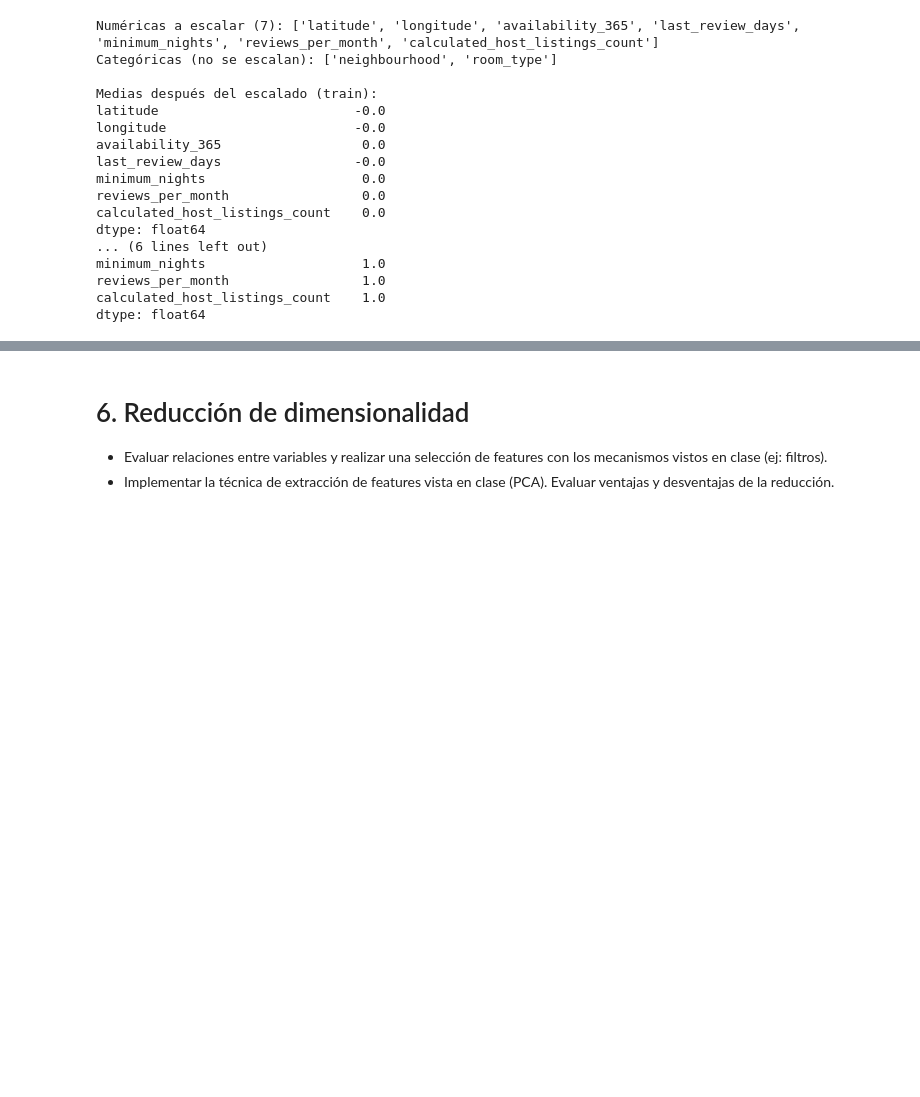
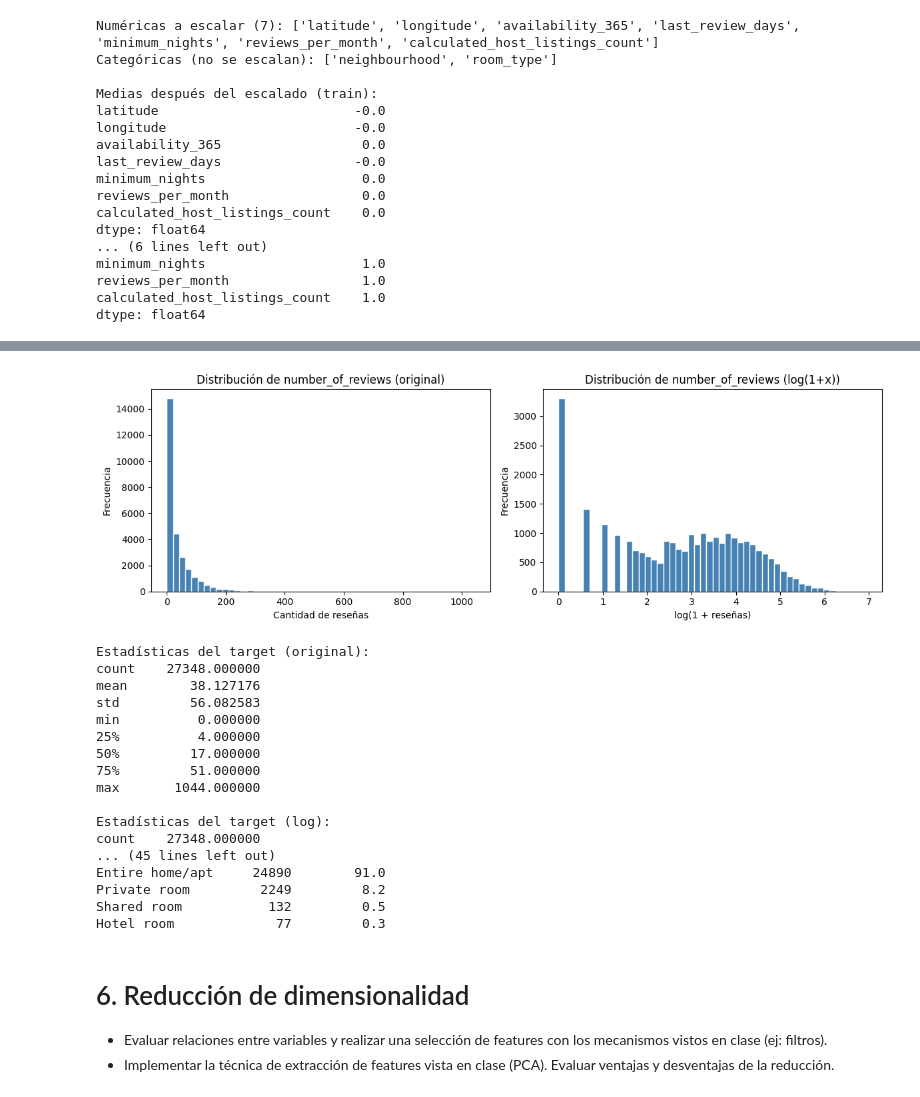
Before and after one commit to uqee/CEIA_AdD_AMIA_Trabajo_grupal_7, a Jupyter notebook: src/listings.ipynb, the cells around one changed output, grey strips where cells are left out. Drawn from its saved outputs; the diff is of its cells as text; code cells hidden in the pictures; blank space fills up the shorter version.

```diff
--- a/src/listings.ipynb
+++ b/src/listings.ipynb
@@ -564,3 +711,63 @@ dtype: float64
+# %%
+# --- 5.4. Análisis de distribución y balance ---
+
+import matplotlib.pyplot as plt
+
+# --- Distribución del target (escala original vs log) ---
+y_original_approx = np.expm1(y)  # inversa de log(1+x)
+
+fig, axes = plt.subplots(1, 2, figsize=(12, 4))
+
+axes[0].hist(y_original_approx, bins=50, color='steelblue', edgecolor='white')
+axes[0].set_title('Distribución de number_of_reviews (original)')
+axes[0].set_xlabel('Cantidad de reseñas')
+axes[0].set_ylabel('Frecuencia')
+
+axes[1].hist(y, bins=50, color='steelblue', edgecolor='white')
+axes[1].set_title('Distribución de number_of_reviews (log(1+x))')
+axes[1].set_xlabel('log(1 + reseñas)')
+axes[1].set_ylabel('Frecuencia')
+
+plt.tight_layout()
+plt.show()
+
+print(f"Estadísticas del target (original):")
+print(y_original_approx.describe().to_string())
+print(f"\nEstadísticas del target (log):")
+print(y.describe().to_string())
+
+# --- Balance de neighbourhood_grouped ---
+print(f"\n--- Balance de neighbourhood_grouped ---")
+nh_counts = df_clean['neighbourhood_grouped'].value_counts()
+nh_pct = df_clean['neighbourhood_grouped'].value_counts(normalize=True) * 100
+balance_nh = pd.DataFrame({'Cantidad': nh_counts, 'Porcentaje': nh_pct.round(1)})
+print(balance_nh.to_string())
+
+# --- Balance de room_type ---
+print(f"\n--- Balance de room_type ---")
+rt_counts = df_clean['room_type'].value_counts()
+rt_pct = df_clean['room_type'].value_counts(normalize=True) * 100
+balance_rt = pd.DataFrame({'Cantidad': rt_counts, 'Porcentaje': rt_pct.round(1)})
+print(balance_rt.to_string())
+# %% [output]
+[figure, added]
+Estadísticas del target (original):
+count    27348.000000
+mean        38.127176
+std         56.082583
+min          0.000000
+25%          4.000000
+50%         17.000000
+75%         51.000000
+max       1044.000000
+
+Estadísticas del target (log):
+count    27348.000000
+... (45 lines left out)
+Entire home/apt     24890        91.0
+Private room         2249         8.2
+Shared room           132         0.5
+Hotel room             77         0.3
 # %% [markdown]
 # 6. Reducción de dimensionalidad
 
```
Also changed, not shown: parts of 7 cells of this notebook.
